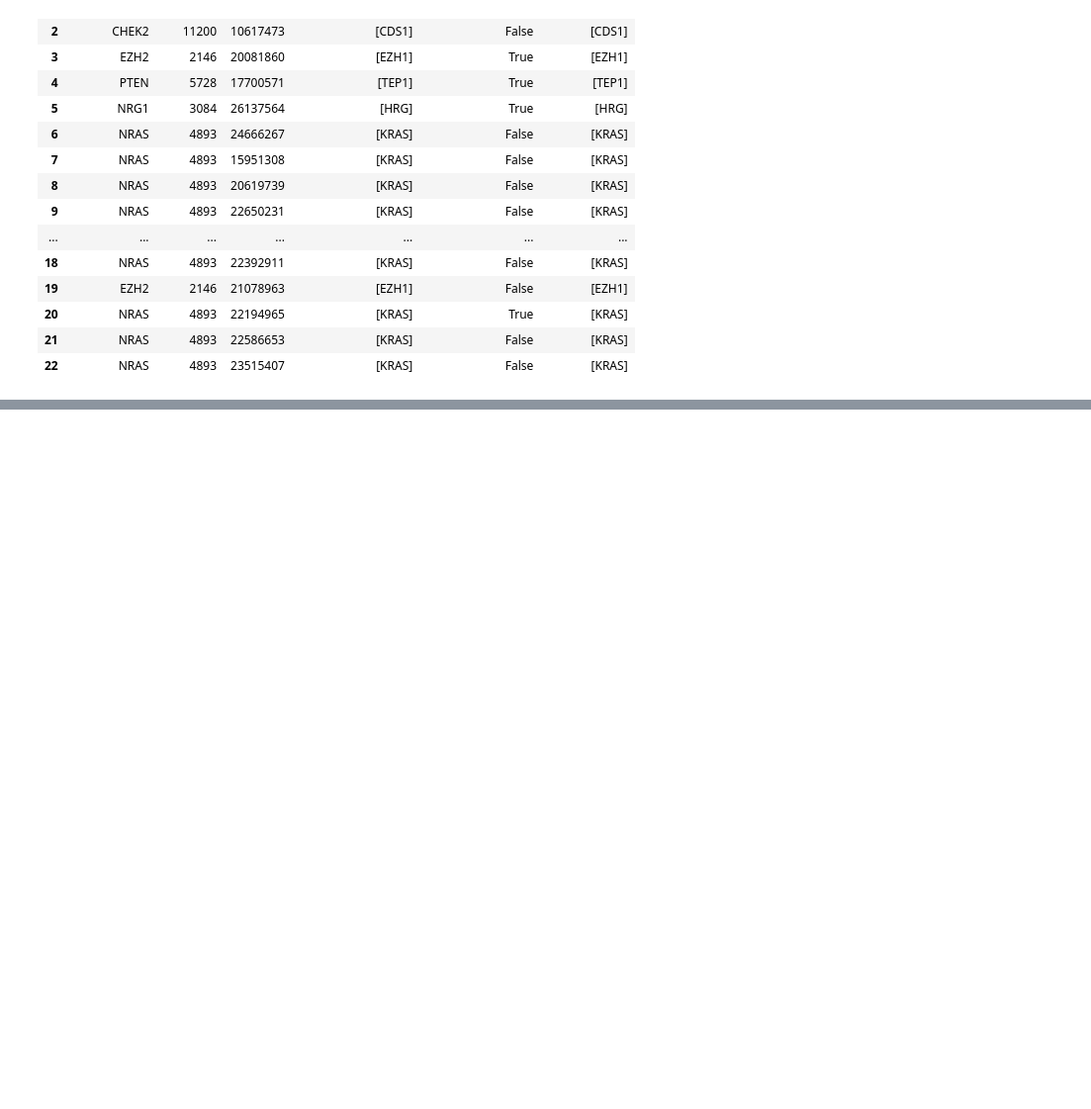
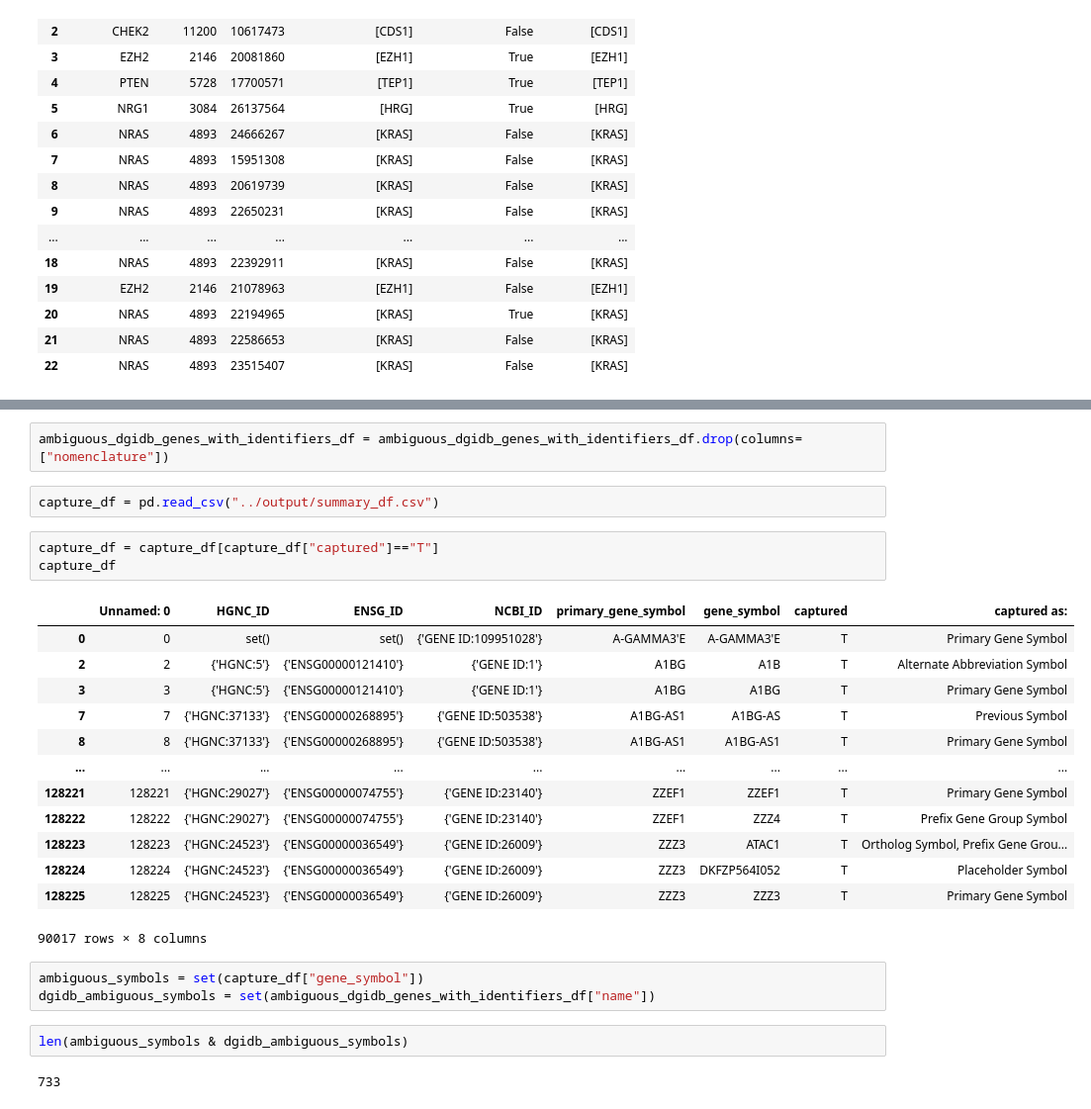
Before and after one commit to cancervariants/gene-harmony-analysis, a Jupyter notebook: analysis/ranked_category_resolver.ipynb, the cells around one changed output, grey strips where cells are left out. Shown at 99% size. Cells and saved outputs as stored; diff of their text form; blank space fills up the shorter version.

```diff
--- a/analysis/ranked_category_resolver.ipynb
+++ b/analysis/ranked_category_resolver.ipynb
@@ -429,0 +518,28 @@ dgidb_genes_df[dgidb_genes_df["gene_name"].isin(ambig_symbol_set)]
+# %%
+ambiguous_dgidb_genes_with_identifiers_df = ambiguous_dgidb_genes_with_identifiers_df.drop(columns=["nomenclature"])
+# %%
+capture_df = pd.read_csv("../output/summary_df.csv")
+# %%
+capture_df = capture_df[capture_df["captured"]=="T"]
+capture_df
+# %% [output]
+|  | Unnamed: 0 | HGNC_ID | ENSG_ID | NCBI_ID | primary_gene_symbol | gene_symbol | captured | captured as: |
+| 0 | 0 | set() | set() | {'GENE ID:109951028'} | A-GAMMA3'E | A-GAMMA3'E | T | Primary Gene Symbol |
+| 2 | 2 | {'HGNC:5'} | {'ENSG00000121410'} | {'GENE ID:1'} | A1BG | A1B | T | Alternate Abbreviation Symbol |
+| 3 | 3 | {'HGNC:5'} | {'ENSG00000121410'} | {'GENE ID:1'} | A1BG | A1BG | T | Primary Gene Symbol |
+| 7 | 7 | {'HGNC:37133'} | {'ENSG00000268895'} | {'GENE ID:503538'} | A1BG-AS1 | A1BG-AS | T | Previous Symbol |
+| 8 | 8 | {'HGNC:37133'} | {'ENSG00000268895'} | {'GENE ID:503538'} | A1BG-AS1 | A1BG-AS1 | T | Primary Gene Symbol |
+| ... | ... | ... | ... | ... | ... | ... | ... | ... |
+| 128221 | 128221 | {'HGNC:29027'} | {'ENSG00000074755'} | {'GENE ID:23140'} | ZZEF1 | ZZEF1 | T | Primary Gene Symbol |
+| 128222 | 128222 | {'HGNC:29027'} | {'ENSG00000074755'} | {'GENE ID:23140'} | ZZEF1 | ZZZ4 | T | Prefix Gene Group Symbol |
+| 128223 | 128223 | {'HGNC:24523'} | {'ENSG00000036549'} | {'GENE ID:26009'} | ZZZ3 | ATAC1 | T | Ortholog Symbol, Prefix Gene Grou... |
+| 128224 | 128224 | {'HGNC:24523'} | {'ENSG00000036549'} | {'GENE ID:26009'} | ZZZ3 | DKFZP564I052 | T | Placeholder Symbol |
+| 128225 | 128225 | {'HGNC:24523'} | {'ENSG00000036549'} | {'GENE ID:26009'} | ZZZ3 | ZZZ3 | T | Primary Gene Symbol |
+90017 rows × 8 columns
+# %%
+ambiguous_symbols = set(capture_df["gene_symbol"])
+dgidb_ambiguous_symbols = set(ambiguous_dgidb_genes_with_identifiers_df["name"])
+# %%
+len(ambiguous_symbols & dgidb_ambiguous_symbols)
+# %% [output]
+733
```
Also changed, not shown: parts of 14 cells of this notebook, 1 other file.
